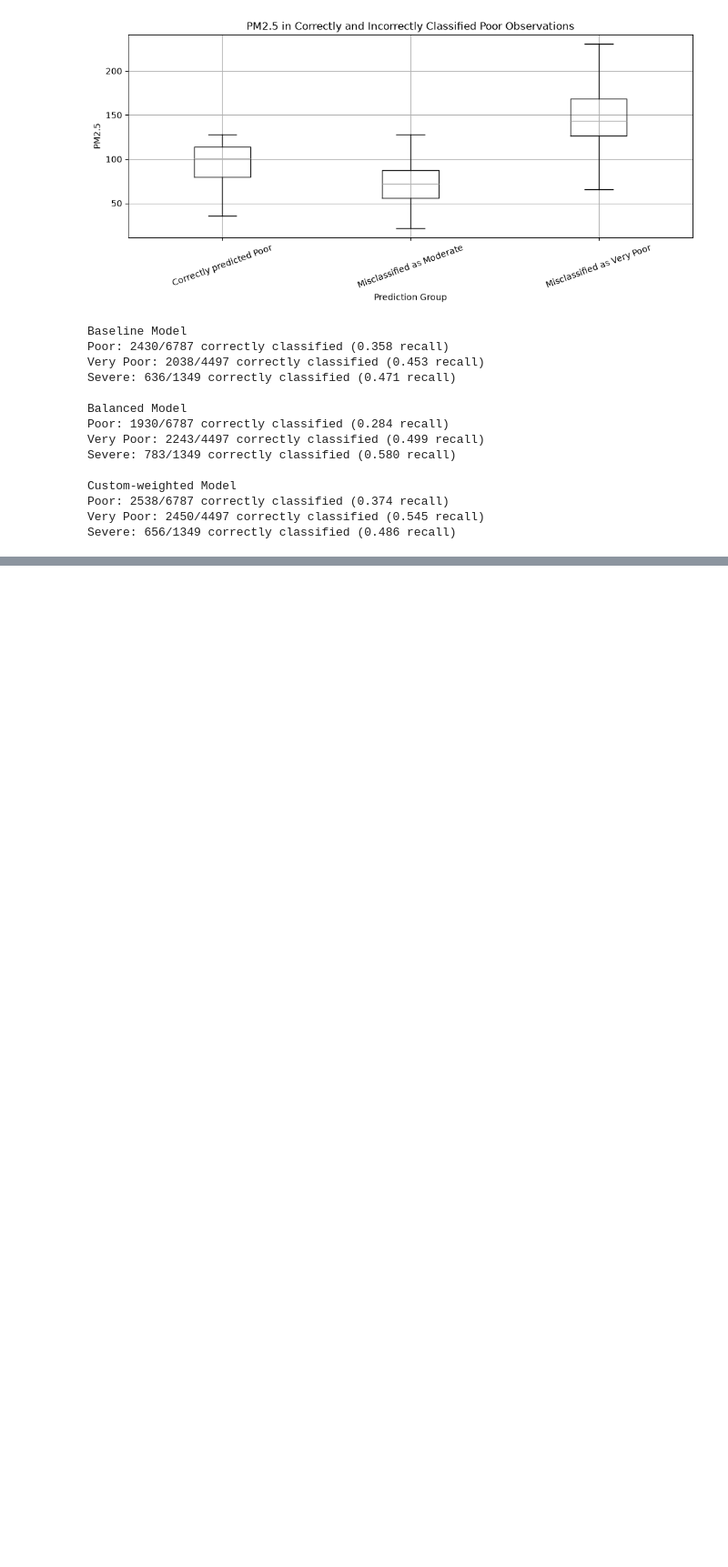
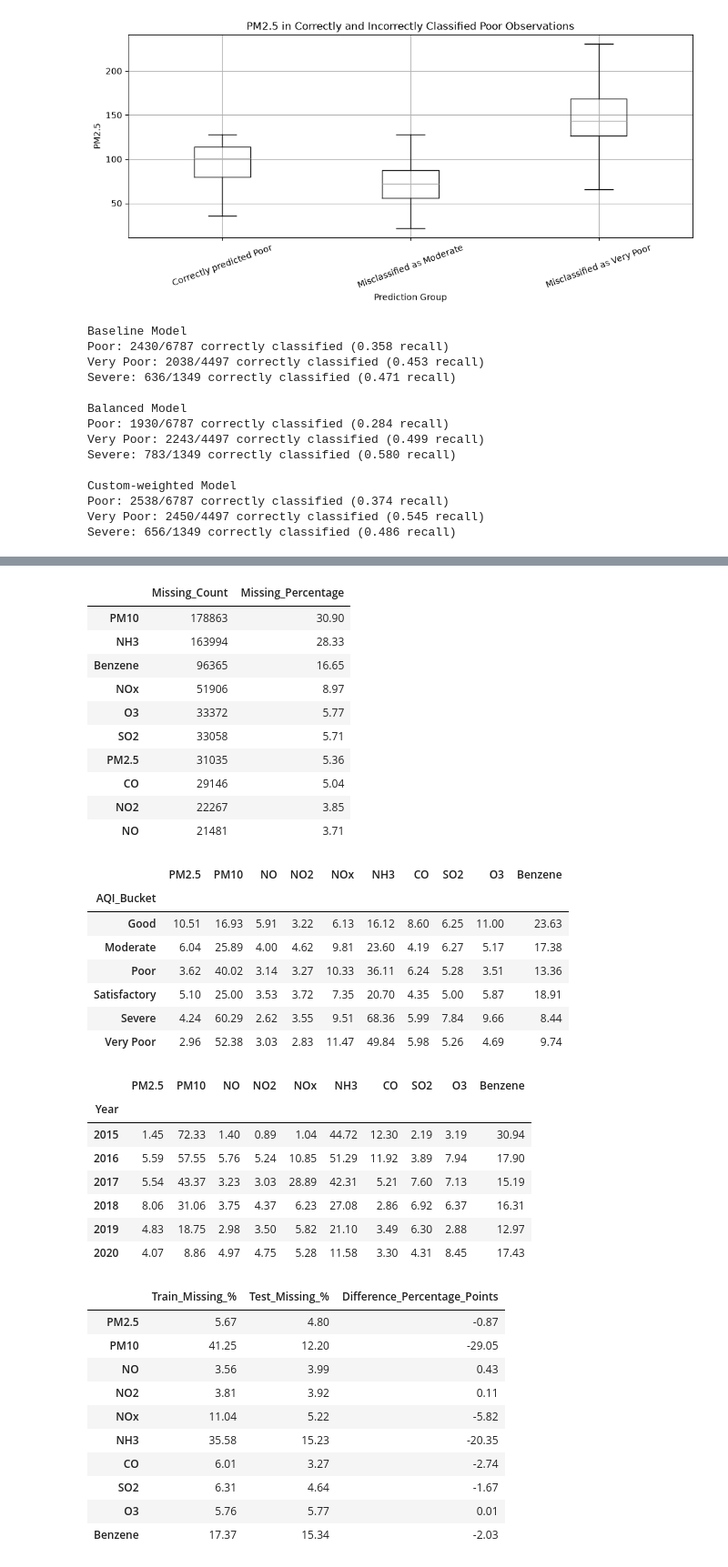
Before and after one commit to Fatimaaasaleem/air-quality-classification, a Jupyter notebook: notebooks/03_target_audit_preprocessing.ipynb, the cells around one changed output, grey strips where cells are left out. Shown at 91% size. Cells and saved outputs as stored; diff of their text form; code cells hidden in the pictures; blank space fills up the shorter version.

```diff
--- a/notebooks/03_target_audit_preprocessing.ipynb
+++ b/notebooks/03_target_audit_preprocessing.ipynb
@@ -3511,0 +3536,44 @@ Severe: 656/1349 correctly classified (0.486 recall)
+# %%
+display(missing_summary)
+display(missing_by_class)
+display(missing_by_year)
+display(missing_comparison)
+# %% [output]
+|  | Missing_Count | Missing_Percentage |
+| PM10 | 178863 | 30.90 |
+| NH3 | 163994 | 28.33 |
+| Benzene | 96365 | 16.65 |
+| NOx | 51906 | 8.97 |
+| O3 | 33372 | 5.77 |
+| SO2 | 33058 | 5.71 |
+| PM2.5 | 31035 | 5.36 |
+| CO | 29146 | 5.04 |
+| NO2 | 22267 | 3.85 |
+| NO | 21481 | 3.71 |
+|  | PM2.5 | PM10 | NO | NO2 | NOx | NH3 | CO | SO2 | O3 | Benzene |
+| AQI_Bucket |  |  |  |  |  |  |  |  |  |  |
+| Good | 10.51 | 16.93 | 5.91 | 3.22 | 6.13 | 16.12 | 8.60 | 6.25 | 11.00 | 23.63 |
+| Moderate | 6.04 | 25.89 | 4.00 | 4.62 | 9.81 | 23.60 | 4.19 | 6.27 | 5.17 | 17.38 |
+| Poor | 3.62 | 40.02 | 3.14 | 3.27 | 10.33 | 36.11 | 6.24 | 5.28 | 3.51 | 13.36 |
+| Satisfactory | 5.10 | 25.00 | 3.53 | 3.72 | 7.35 | 20.70 | 4.35 | 5.00 | 5.87 | 18.91 |
+| Severe | 4.24 | 60.29 | 2.62 | 3.55 | 9.51 | 68.36 | 5.99 | 7.84 | 9.66 | 8.44 |
+| Very Poor | 2.96 | 52.38 | 3.03 | 2.83 | 11.47 | 49.84 | 5.98 | 5.26 | 4.69 | 9.74 |
+|  | PM2.5 | PM10 | NO | NO2 | NOx | NH3 | CO | SO2 | O3 | Benzene |
+| Year |  |  |  |  |  |  |  |  |  |  |
+| 2015 | 1.45 | 72.33 | 1.40 | 0.89 | 1.04 | 44.72 | 12.30 | 2.19 | 3.19 | 30.94 |
+| 2016 | 5.59 | 57.55 | 5.76 | 5.24 | 10.85 | 51.29 | 11.92 | 3.89 | 7.94 | 17.90 |
+| 2017 | 5.54 | 43.37 | 3.23 | 3.03 | 28.89 | 42.31 | 5.21 | 7.60 | 7.13 | 15.19 |
+| 2018 | 8.06 | 31.06 | 3.75 | 4.37 | 6.23 | 27.08 | 2.86 | 6.92 | 6.37 | 16.31 |
+| 2019 | 4.83 | 18.75 | 2.98 | 3.50 | 5.82 | 21.10 | 3.49 | 6.30 | 2.88 | 12.97 |
+| 2020 | 4.07 | 8.86 | 4.97 | 4.75 | 5.28 | 11.58 | 3.30 | 4.31 | 8.45 | 17.43 |
+|  | Train_Missing_% | Test_Missing_% | Difference_Percentage_Points |
+| PM2.5 | 5.67 | 4.80 | -0.87 |
+| PM10 | 41.25 | 12.20 | -29.05 |
+| NO | 3.56 | 3.99 | 0.43 |
+| NO2 | 3.81 | 3.92 | 0.11 |
+| NOx | 11.04 | 5.22 | -5.82 |
+| NH3 | 35.58 | 15.23 | -20.35 |
+| CO | 6.01 | 3.27 | -2.74 |
+| SO2 | 6.31 | 4.64 | -1.67 |
+| O3 | 5.76 | 5.77 | 0.01 |
+| Benzene | 17.37 | 15.34 | -2.03 |
```
Also changed, not shown: parts of 7 cells of this notebook.
